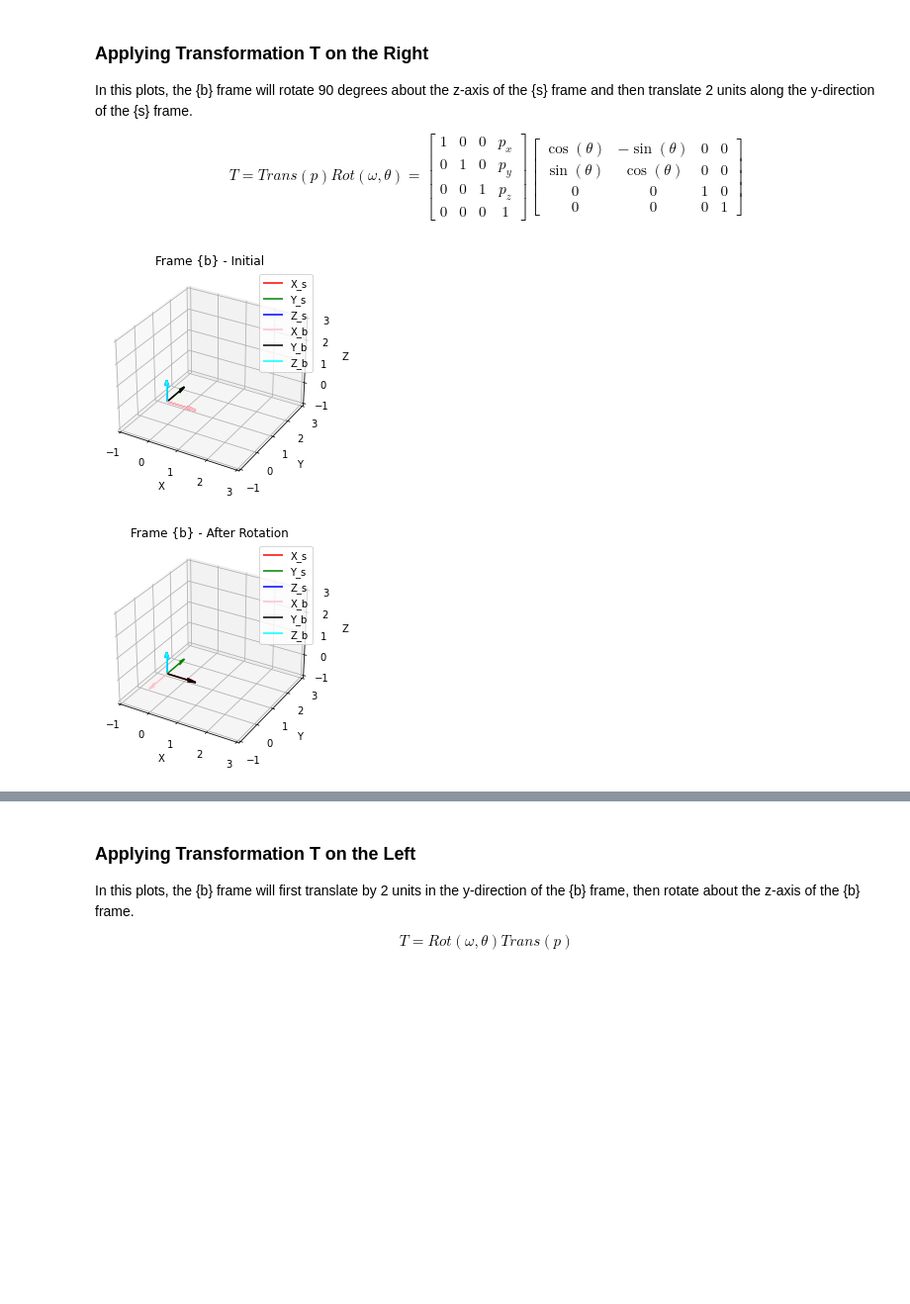
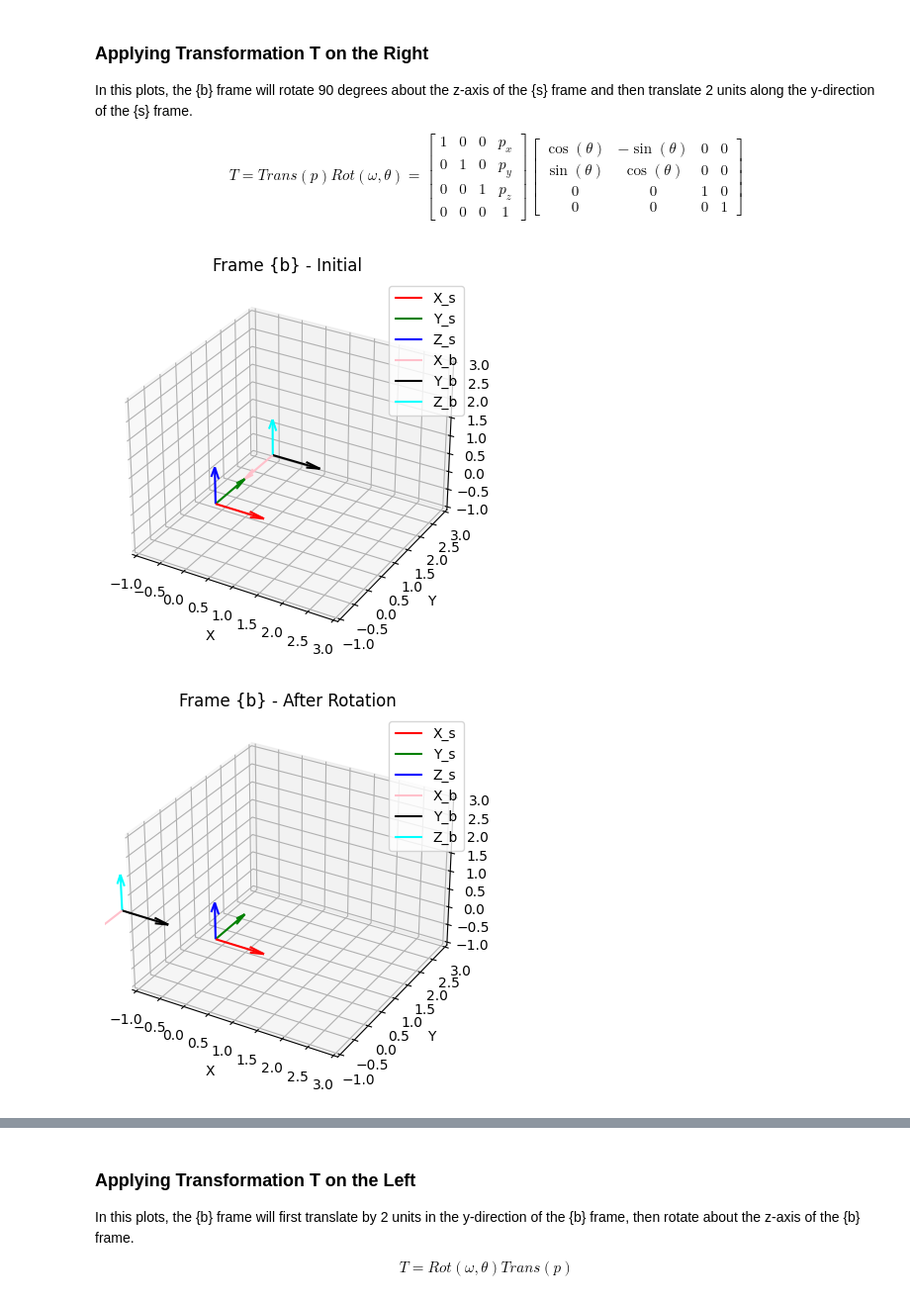
Before and after one commit to AlrIsmail/robotics_fundamentals, a Jupyter notebook: rigid_body_motion.ipynb, the cells around one changed output, grey strips where cells are left out. Shown at 99% size. Cells and saved outputs as stored; diff of their text form; code cells hidden in the pictures; blank space fills up the shorter version.

Commit message:
wip fix plots of T left right

```diff
--- a/rigid_body_motion.ipynb
+++ b/rigid_body_motion.ipynb
@@ -613,13 +613,13 @@ import matplotlib.pyplot as plt
 from mpl_toolkits.mplot3d import Axes3D
 
 # Define the translation vector p
-p = np.array([0, 0, 0])
+p = np.array([0, 2, 0])
 
 # Define the rotation angle in radians (90 degrees)
 theta = np.pi / 2
 
 # Define the unit rotation axis (z-axis)
-omega_hat = np.array([0, 0, 0])
+omega_hat = np.array([0, 0, 1])
 
 # Calculate the skew-symmetric representation of the rotation vector
 omega_hat_skew = np.array([[0, -omega_hat[2], omega_hat[1]],
@@ -644,45 +644,38 @@ def plot_frame(T, title):
     ax.set_ylim3d(-1, 3)
     ax.set_zlim3d(-1, 3)
     ax.set_xlabel('X')
     ax.set_ylabel('Y')
     ax.set_zlabel('Z')
 
     # Plot the space frame {s}
     ax.quiver(0, 0, 0, 1, 0, 0, color='r', label='X_s')
     ax.quiver(0, 0, 0, 0, 1, 0, color='g', label='Y_s')
     ax.quiver(0, 0, 0, 0, 0, 1, color='b', label='Z_s')
 
     # Plot the frame {b} relative to {s}
     T_b = T[:3, :3]
     p_b = T[:3, 3]
     ax.quiver(p_b[0], p_b[1], p_b[2], T_b[0, 0], T_b[0, 1], T_b[0, 2], color='pink', label='X_b')
     ax.quiver(p_b[0], p_b[1], p_b[2], T_b[1, 0], T_b[1, 1], T_b[1, 2], color='black', label='Y_b')
     ax.quiver(p_b[0], p_b[1], p_b[2], T_b[2, 0], T_b[2, 1], T_b[2, 2], color='cyan', label='Z_b')
 
     # Set the title and legend
     ax.set_title(title)
     ax.legend()
 
     plt.show()
 
 # Plot the initial frame {b}
 plot_frame(T, 'Frame {b} - Initial')
 
 # Plot the frame {b} after the rotation
-def R_z(theta, T):
-    R = T.copy()
-    R[:3, :3] = np.array([[np.cos(theta), -np.sin(theta), 0],
-                          [np.sin(theta), np.cos(theta), 0],
-                          [0, 0, 1]])
-    return R
-T_rotated = R_z(np.pi / 2, T)
-plot_frame(T_rotated, 'Frame {b} - After Rotation')
+T[:3, 3] = np.dot(R_sb, p)
+plot_frame(T, 'Frame {b} - After Rotation')
 
-# Plot the final frame {b} after the translation
-T_translated = T_rotated.copy()
-# translation of 2 units in the y-axis
-T_translated[:3, 3] = np.array([0, 4, 0])
-plot_frame(T_translated, 'Frame {b} - After Translation')
+# Plot the frame {b} after the translation
+T[:3, 3] = p
+T[:3, :3] = R_sb
+plot_frame(T, 'Frame {b} - After Translation')
 # %% [output]
-[figure, old version]
+[figure, new version]
-[figure, old version]
+[figure, new version]
```
Also changed, not shown: parts of 3 cells of this notebook.
